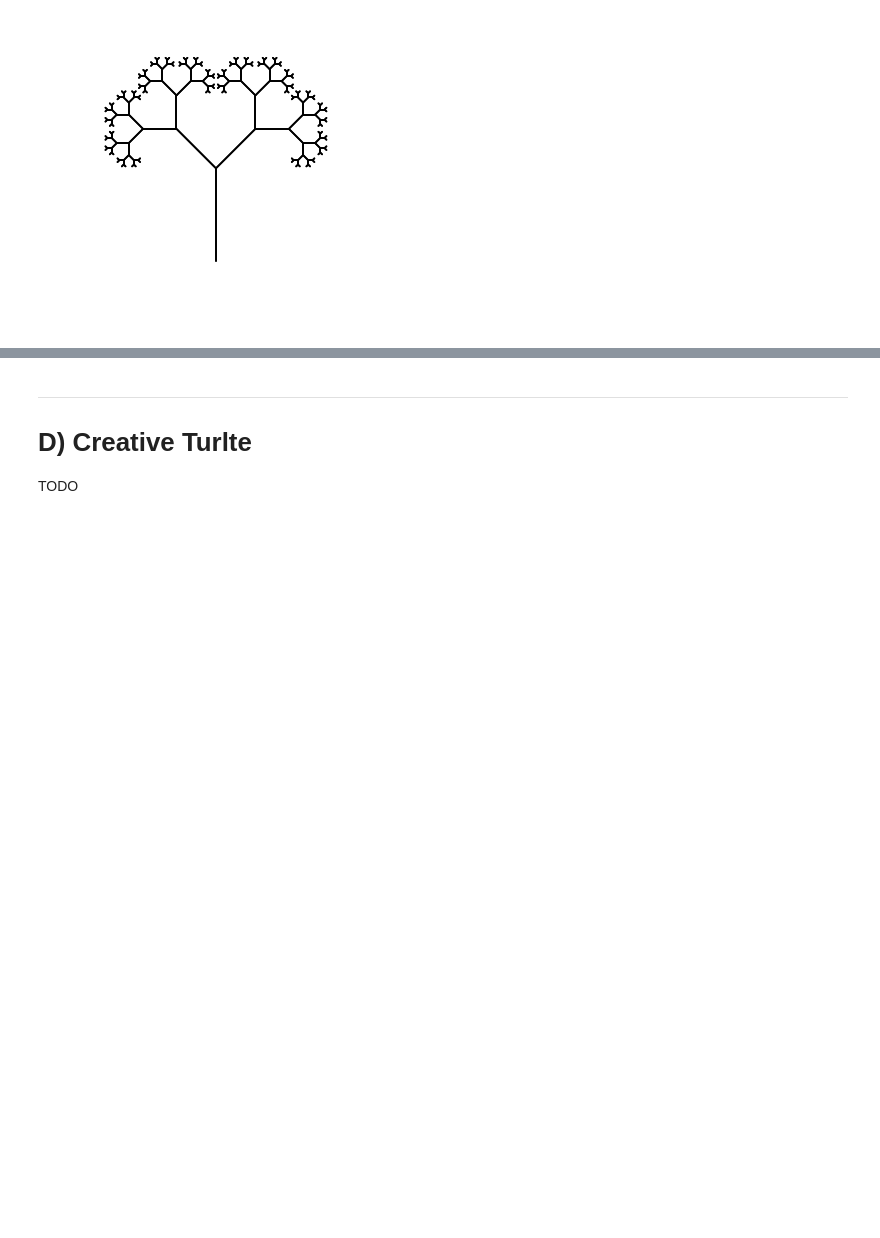
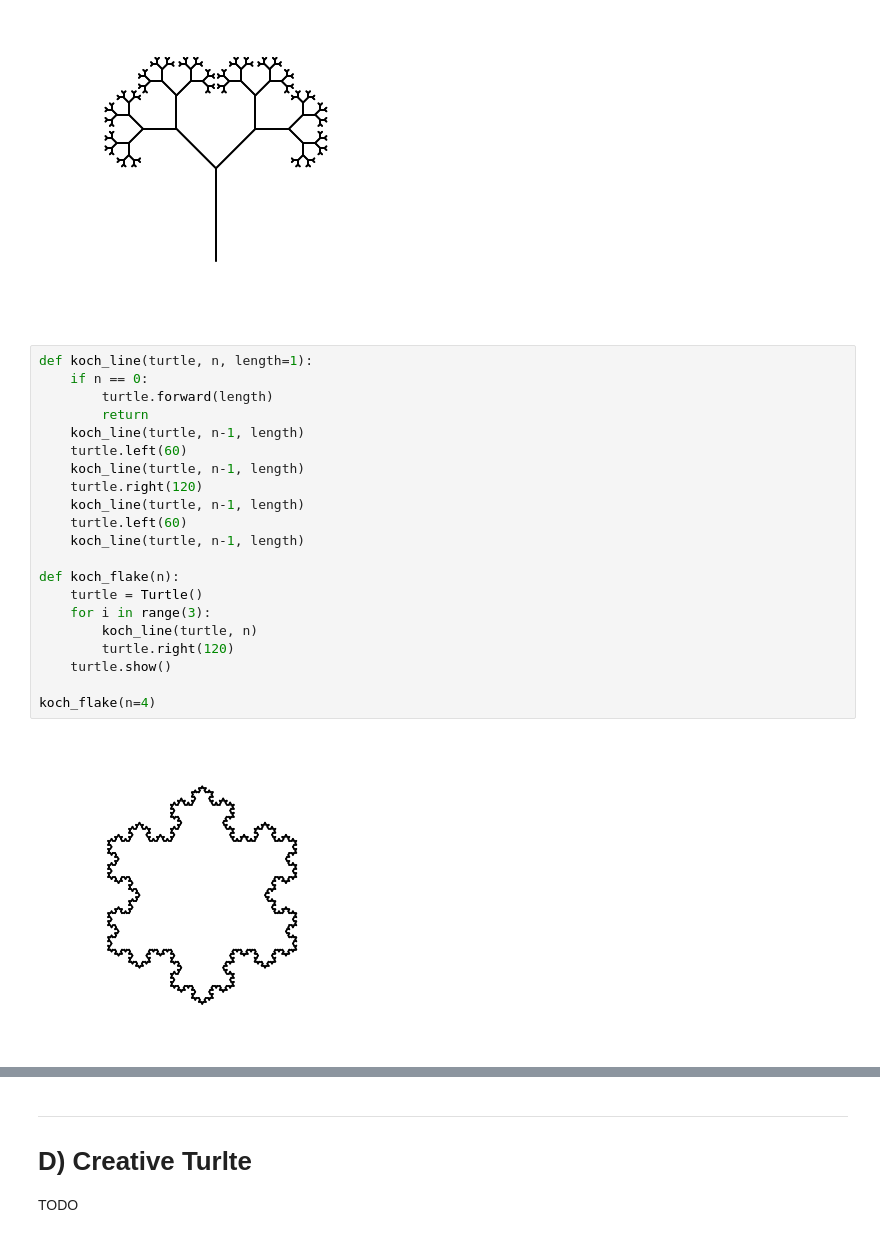
Before and after one commit to effa/iv122, a Jupyter notebook: 03-geometry.ipynb, the cells around one changed output, grey strips where cells are left out. Drawn from its saved outputs; the diff is of its cells as text; blank space fills up the shorter version.

```diff
--- a/03-geometry.ipynb
+++ b/03-geometry.ipynb
@@ -230,3 +232,26 @@ def tree(n=8):
 tree()
 # %% [output]
 [figure]
+# %%
+def koch_line(turtle, n, length=1):
+    if n == 0:
+        turtle.forward(length)
+        return
+    koch_line(turtle, n-1, length)
+    turtle.left(60)
+    koch_line(turtle, n-1, length)
+    turtle.right(120)
+    koch_line(turtle, n-1, length)
+    turtle.left(60)
+    koch_line(turtle, n-1, length)
+
+def koch_flake(n):
+    turtle = Turtle()
+    for i in range(3):
+        koch_line(turtle, n)
+        turtle.right(120)
+    turtle.show()
+
+koch_flake(n=4)
+# %% [output]
+[figure, added]
```
Also changed, not shown: parts of 3 cells of this notebook.
